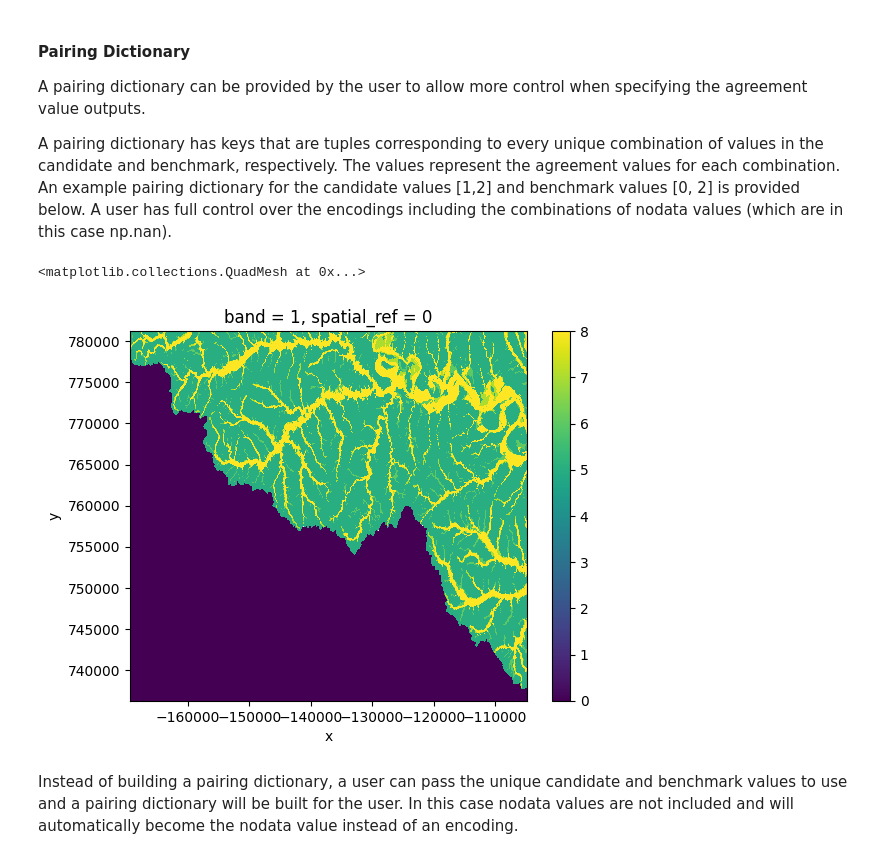
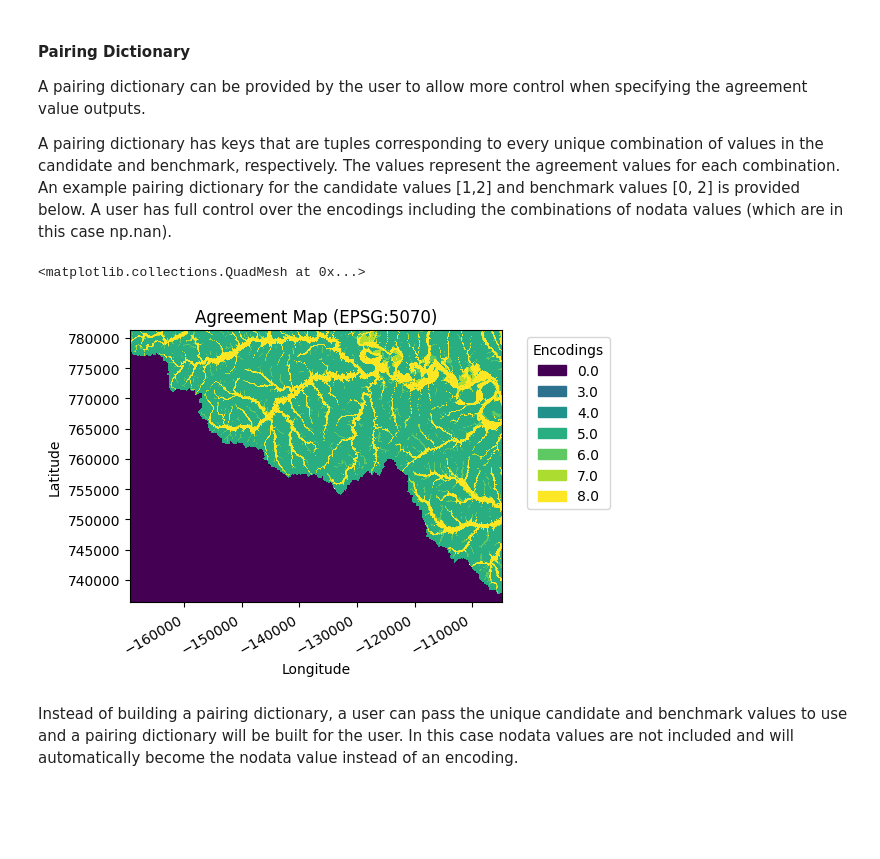
Before and after one commit to NOAA-OWP/gval, a Jupyter notebook: notebooks/Tutorial.ipynb, the cells around one changed output. Saved outputs shown, nothing was run; the diff lists cells and outputs as text; code cells hidden in the pictures; blank space fills up the shorter version.

```diff
--- a/notebooks/Tutorial.ipynb
+++ b/notebooks/Tutorial.ipynb
@@ -107,26 +109,26 @@ A pairing dictionary has keys that are tuples corresponding to every unique comb
 # %%
 import numpy as np
 
 pairing_dict = {
     (np.nan,np.nan): 0,
     (np.nan, 0): np.nan,
     (np.nan, 2): np.nan,
     (1, np.nan): 3,
     (2, np.nan): 4,
     (1, 0): 5,
     (1, 2): 6,
     (2, 0): 7,
     (2, 2): 8
 }
 
 agreement_map = candidate.gval.compute_agreement_map(benchmark_map=benchmark,
                                                      comparison_function='pairing_dict',
                                                      pairing_dict=pairing_dict)
 
-agreement_map.plot()
+agreement_map.gval.cat_plot(title="Agreement Map")
 # %% [output]
 <matplotlib.collections.QuadMesh at 0x...>
-[figure, old version]
+[figure, new version]
 # %% [markdown]
 Instead of building a pairing dictionary, a user can pass the unique candidate and benchmark values to use and a pairing dictionary will be built for the user. In this case nodata values are not included and will automatically become the nodata value instead of an encoding.
 # %%
```
Also changed, not shown: parts of 5 cells of this notebook, 1 other file.
